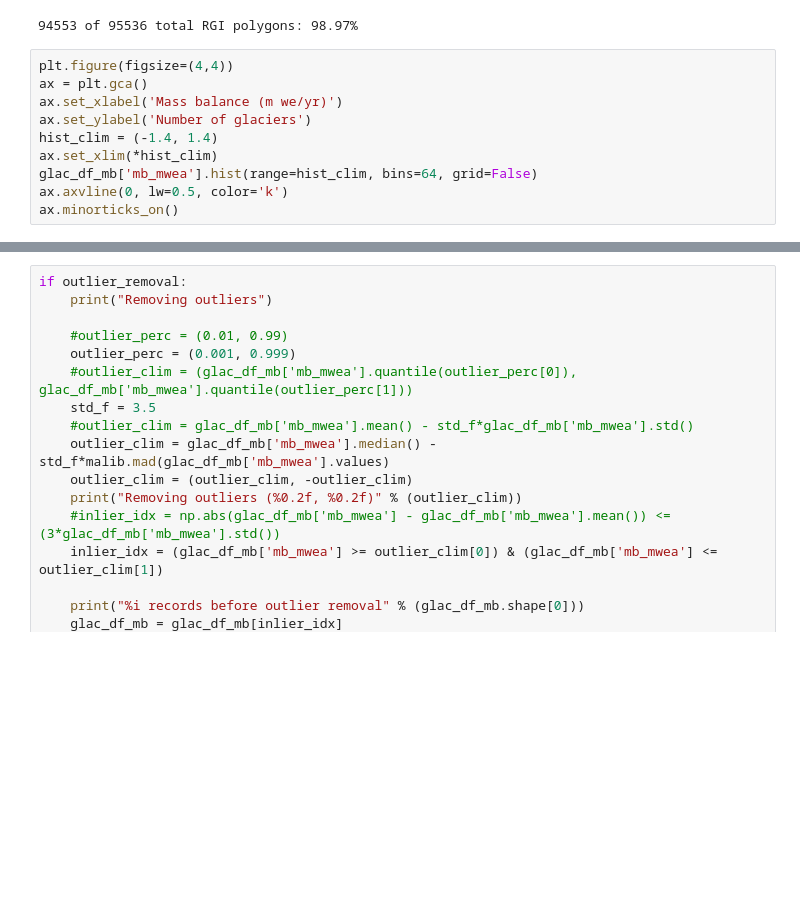
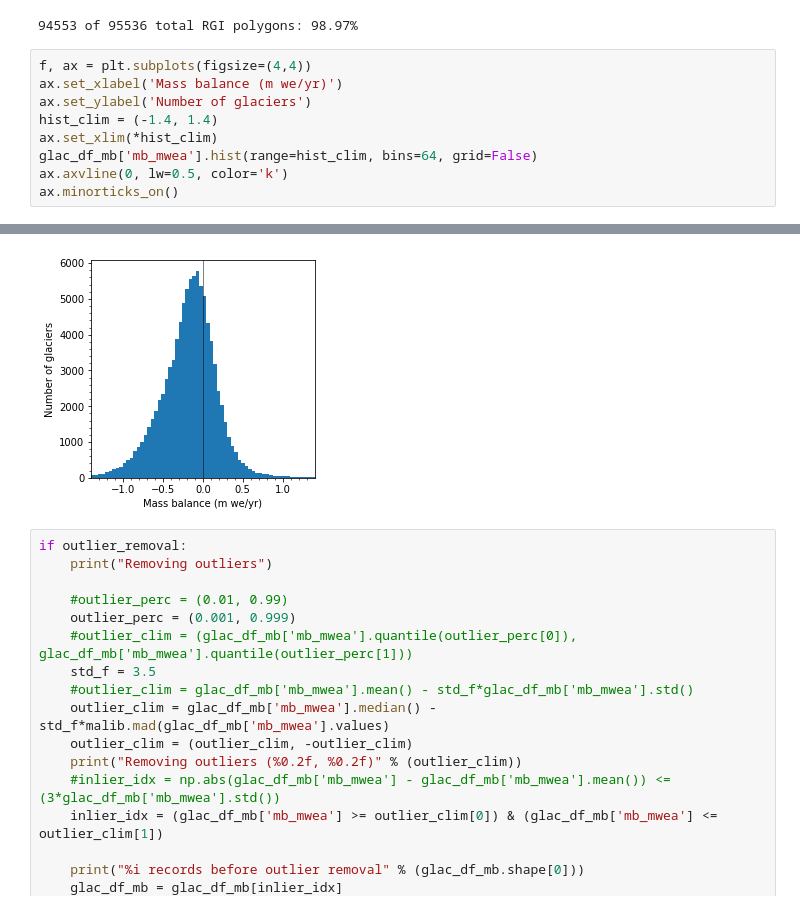
Before and after one commit to dshean/gmbtools, a Jupyter notebook: gmbtools/mb_plot_gpd.ipynb, the cells around one changed output, grey strips where cells are left out. Drawn from its saved outputs; the diff is of its cells as text; blank space fills up the shorter version.

Commit message:
Update mb_plot_gbd notebook

```diff
--- a/gmbtools/mb_plot_gpd.ipynb
+++ b/gmbtools/mb_plot_gpd.ipynb
@@ -489,8 +477,7 @@ print("%i of %i total RGI polygons: %0.2f%%" % (glac_df_mb.shape[0], rgi_count,
 # %% [output]
 94553 of 95536 total RGI polygons: 98.97%
 # %%
-plt.figure(figsize=(4,4))
-ax = plt.gca()
+f, ax = plt.subplots(figsize=(4,4))
 ax.set_xlabel('Mass balance (m we/yr)')
 ax.set_ylabel('Number of glaciers')
 hist_clim = (-1.4, 1.4)
@@ -506,3 +489,4 @@ ax.minorticks_on()
+[figure, added]
 # %%
 if outlier_removal:
     print("Removing outliers")
```
Also changed, not shown: parts of 15 cells of this notebook.
